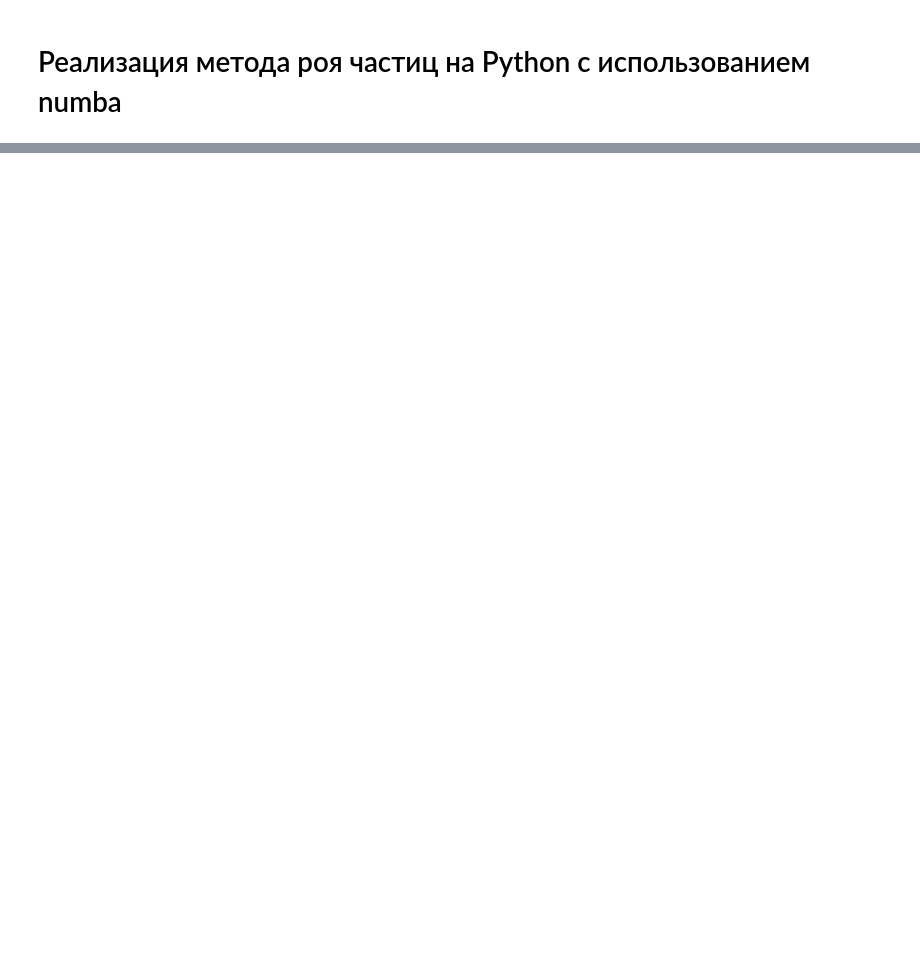
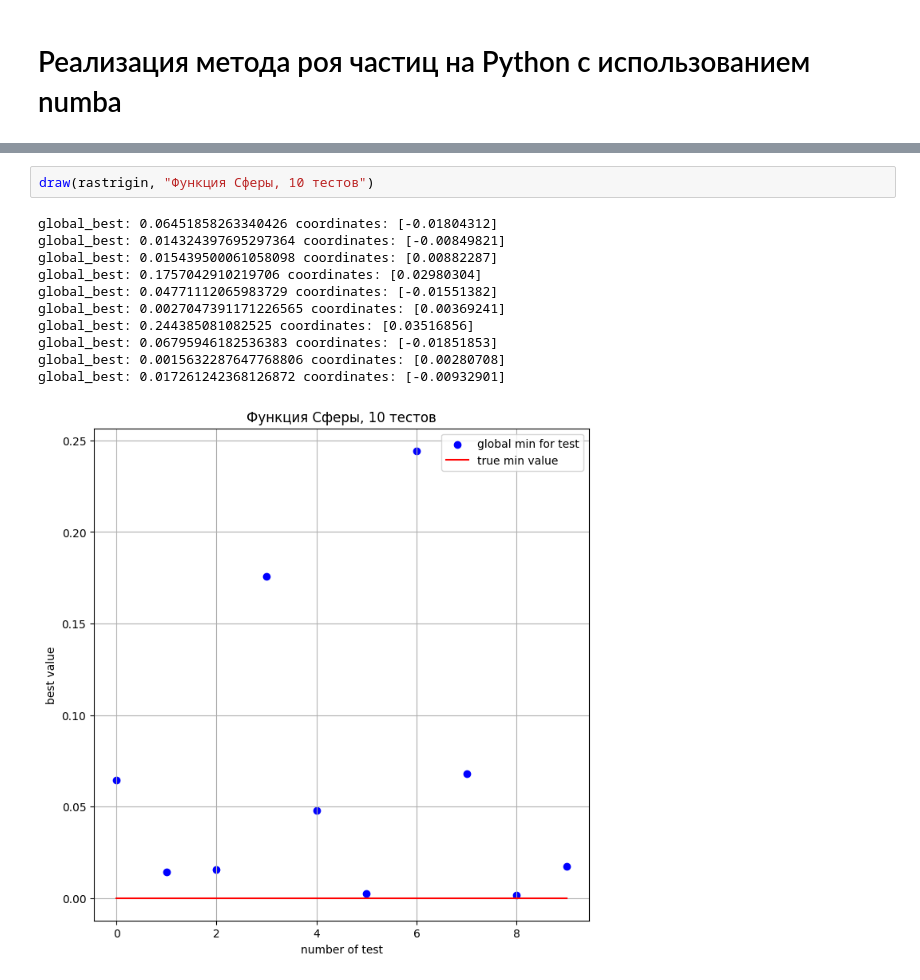
Before and after one commit to Artikezwin/Particle-Swarm-Optimization, a Jupyter notebook: Jupiter/CPSO.ipynb, the cells around one changed output, grey strips where cells are left out. Saved outputs shown, nothing was run; the diff lists cells and outputs as text; blank space fills up the shorter version.

```diff
--- a/Jupiter/CPSO.ipynb
+++ b/Jupiter/CPSO.ipynb
@@ -166,0 +212,14 @@ plt.show()
+# %%
+draw(rastrigin, "Функция Сферы, 10 тестов")
+# %% [output]
+global_best: 0.06451858263340426 coordinates: [-0.01804312]
+global_best: 0.014324397695297364 coordinates: [-0.00849821]
+global_best: 0.015439500061058098 coordinates: [0.00882287]
+global_best: 0.1757042910219706 coordinates: [0.02980304]
+global_best: 0.04771112065983729 coordinates: [-0.01551382]
+global_best: 0.0027047391171226565 coordinates: [0.00369241]
+global_best: 0.244385081082525 coordinates: [0.03516856]
+global_best: 0.06795946182536383 coordinates: [-0.01851853]
+global_best: 0.0015632287647768806 coordinates: [0.00280708]
+global_best: 0.017261242368126872 coordinates: [-0.00932901]
+[figure, added]
```
Also changed, not shown: parts of 20 cells of this notebook, 3 other files.
